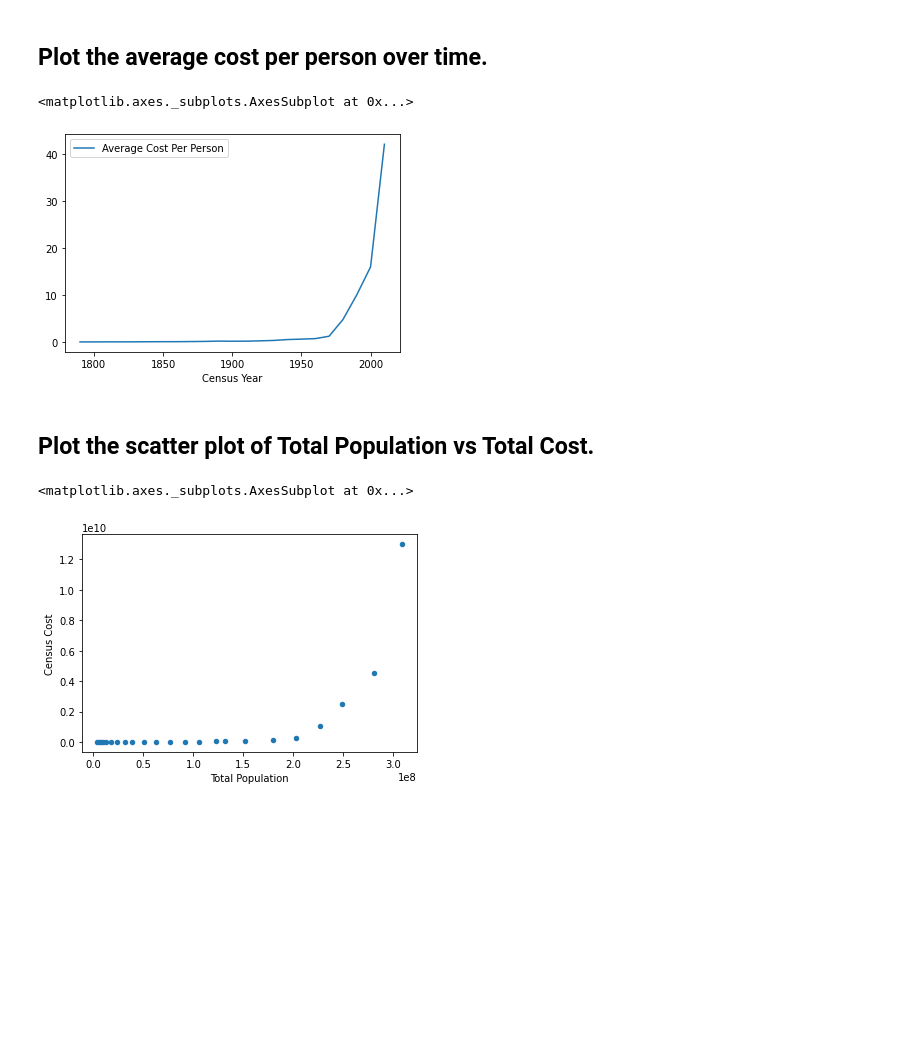
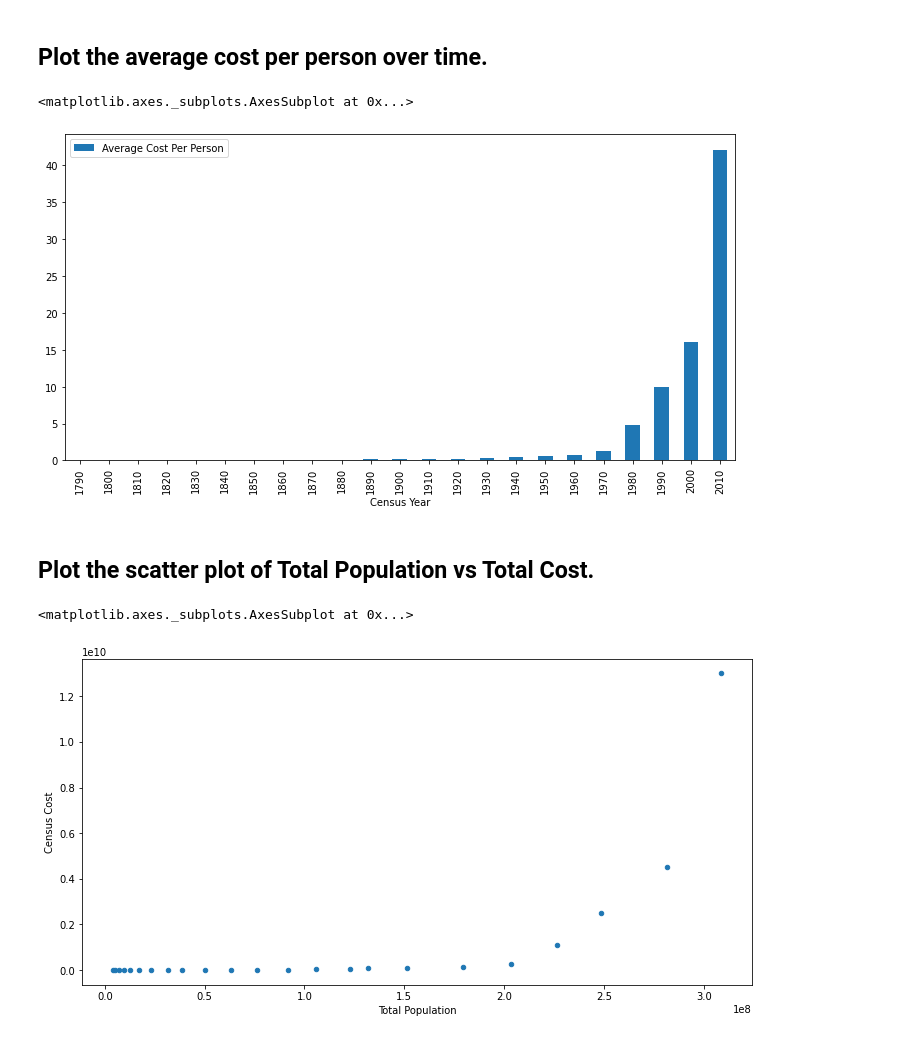
Before and after one commit to nirav3/data690_nirav, a Jupyter notebook: assignments/assignment_4/assignment_04_part_B.ipynb, the cells around one changed output. Cells and saved outputs as stored; diff of their text form; code cells hidden in the pictures; blank space fills up the shorter version.

```diff
--- a/assignments/assignment_4/assignment_04_part_B.ipynb
+++ b/assignments/assignment_4/assignment_04_part_B.ipynb
@@ -181,14 +181,14 @@ max      2010.0000      3.087455e+08  1.300000e+10                42.110000
 # %% [markdown]
 ## Plot the average cost per person over time.
 # %%
-df.plot.line(x='Census Year', y='Average Cost Per Person')
+df.plot(x='Census Year', y='Average Cost Per Person', figsize=(12,6), kind="bar")
 # %% [output]
 <matplotlib.axes._subplots.AxesSubplot at 0x...>
-[figure, old version]
+[figure, new version]
 # %% [markdown]
 ## Plot the scatter plot of Total Population vs Total Cost.
 # %%
-df.plot.scatter(x='Total Population', y='Census Cost')
+df.plot(x='Total Population', y='Census Cost', figsize=(12,6), kind="scatter")
 # %% [output]
 <matplotlib.axes._subplots.AxesSubplot at 0x...>
-[figure, old version]
+[figure, new version]
```
